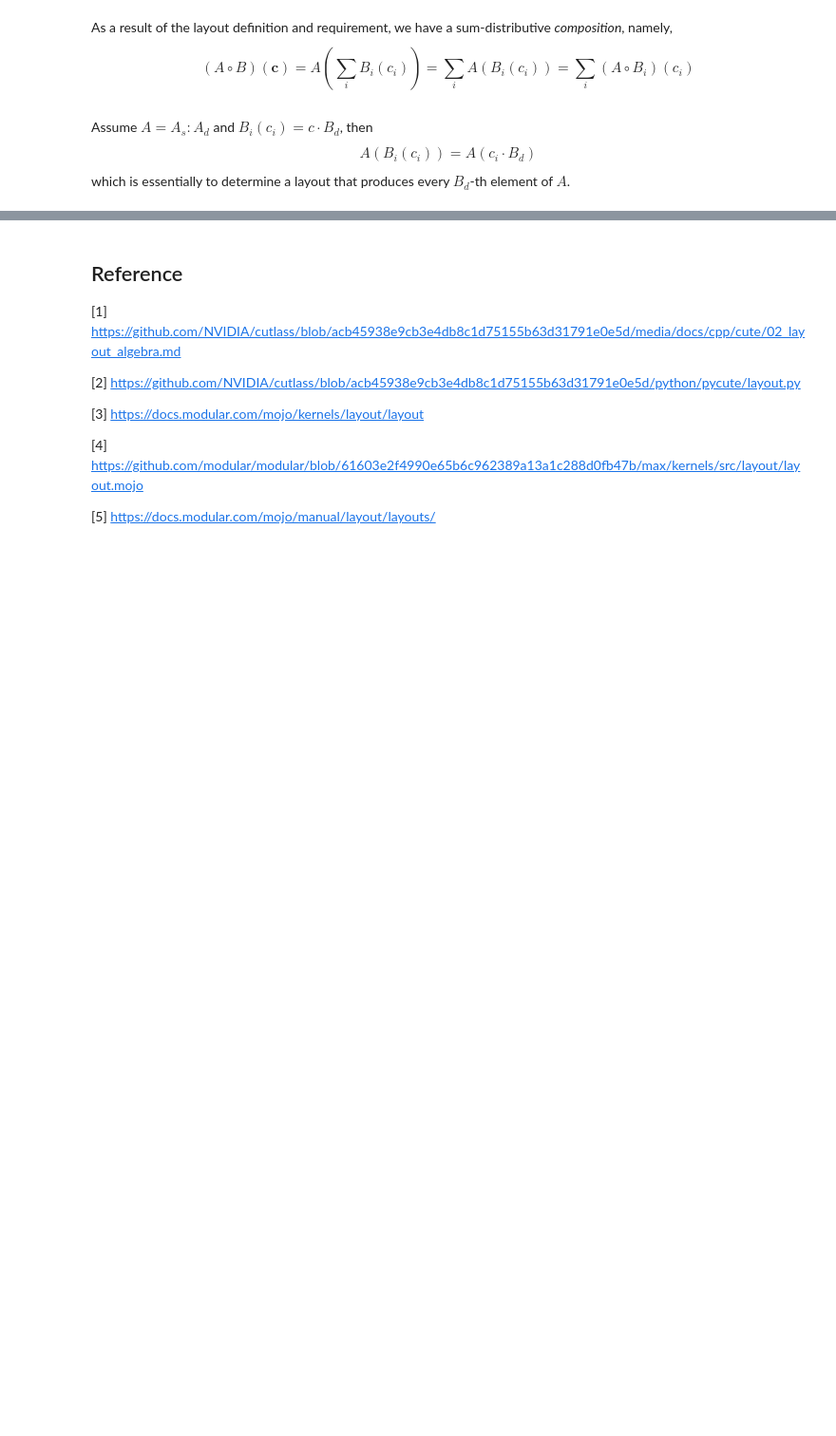
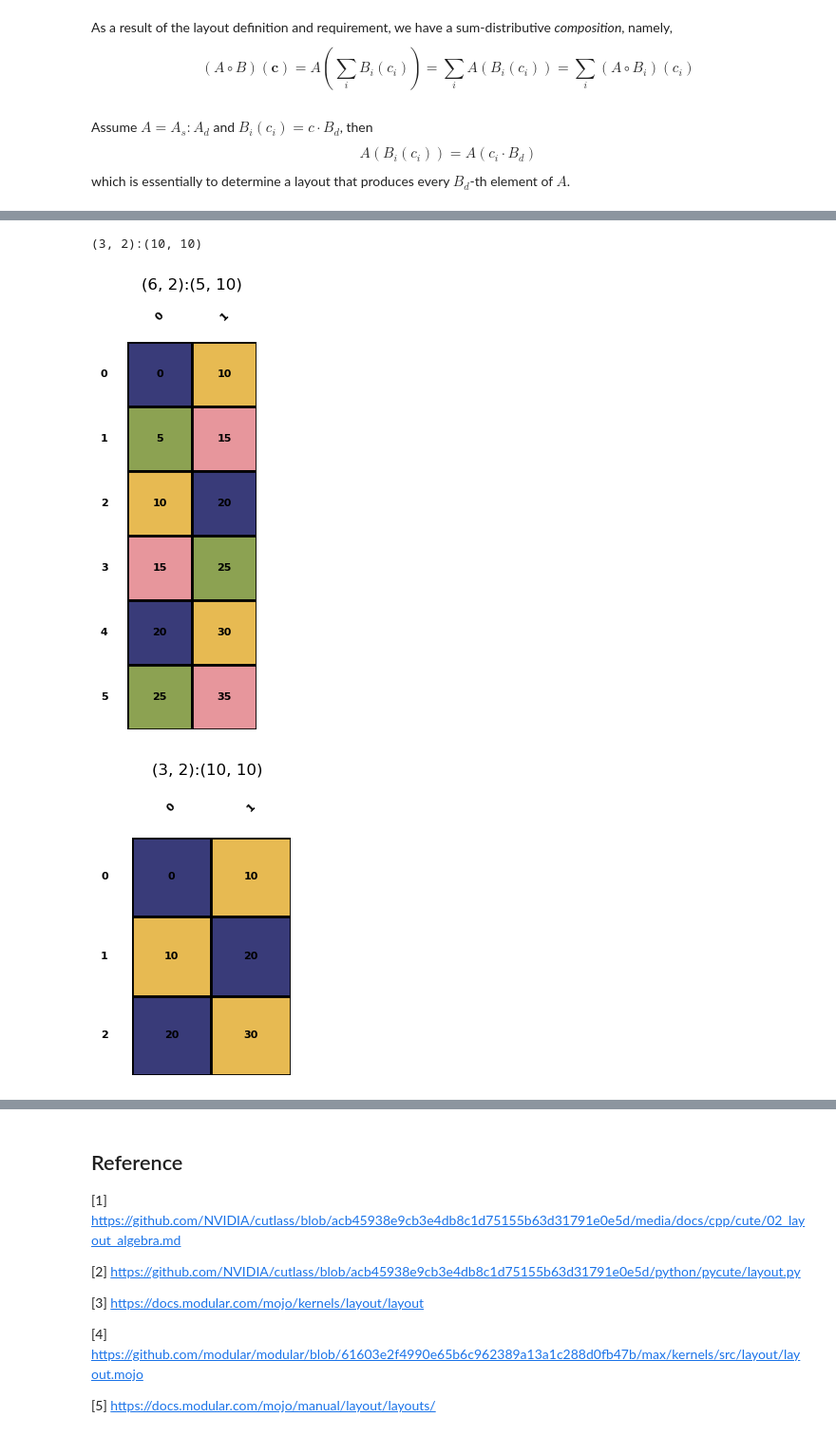
Before and after one commit to w32zhong/simp-intelligence, a Jupyter notebook: simp_intelligence/math/layout_basics.ipynb, the cells around one changed output, grey strips where cells are left out. Shown at 95% size. Saved outputs shown, nothing was run; the diff lists cells and outputs as text; code cells hidden in the pictures; blank space fills up the shorter version.

```diff
--- a/simp_intelligence/math/layout_basics.ipynb
+++ b/simp_intelligence/math/layout_basics.ipynb
@@ -161,0 +93,6 @@ R(11) = A(B(11)) = A(B(3,2)) = A(11) = A(5,1) = 42
+# %%
+Layout.from_string('(6,2):(5,10)').visualize().composite(Layout.from_string('6:2')).visualize()
+# %% [output]
+(3, 2):(10, 10)
+[figure, added]
+[figure, added]
```
Also changed, not shown: parts of 21 cells of this notebook.
